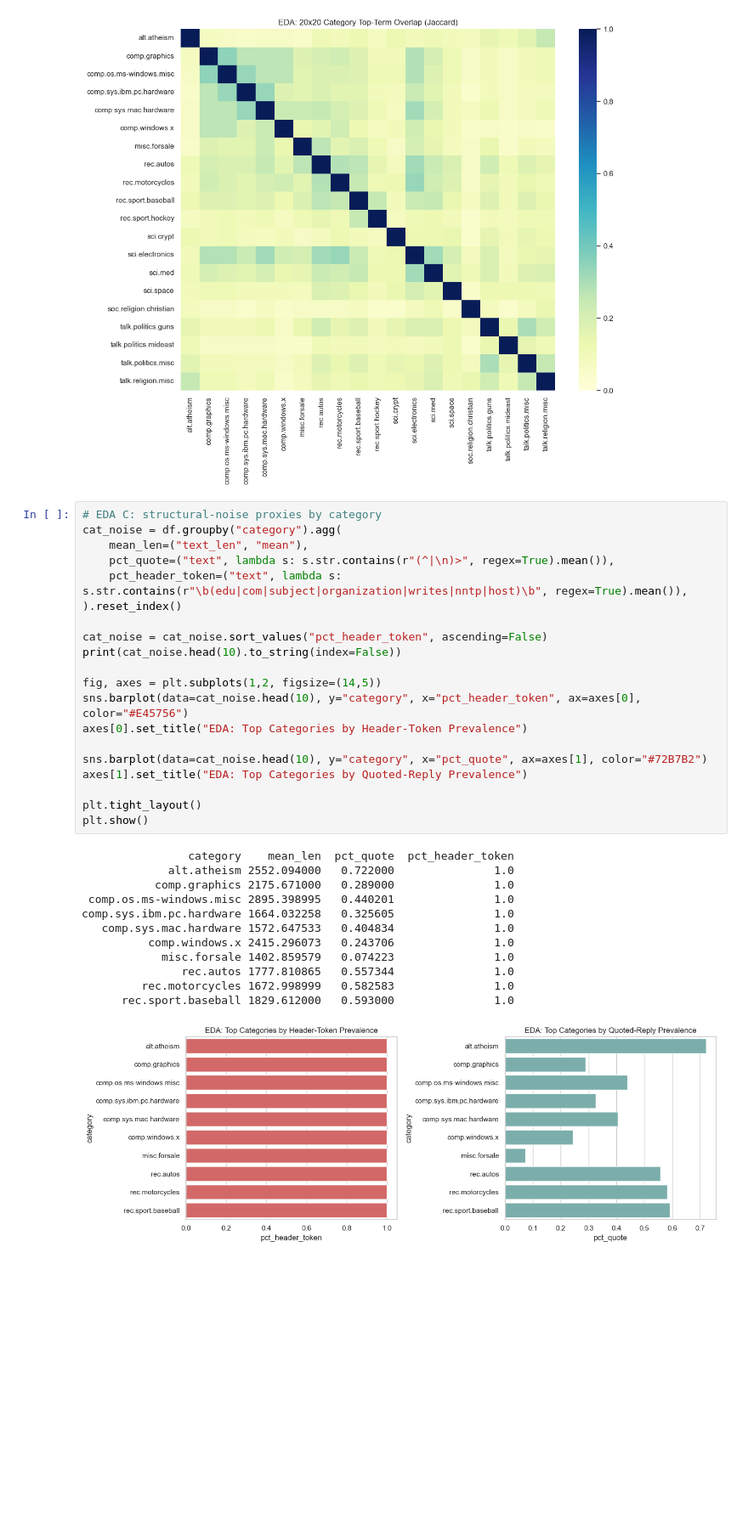
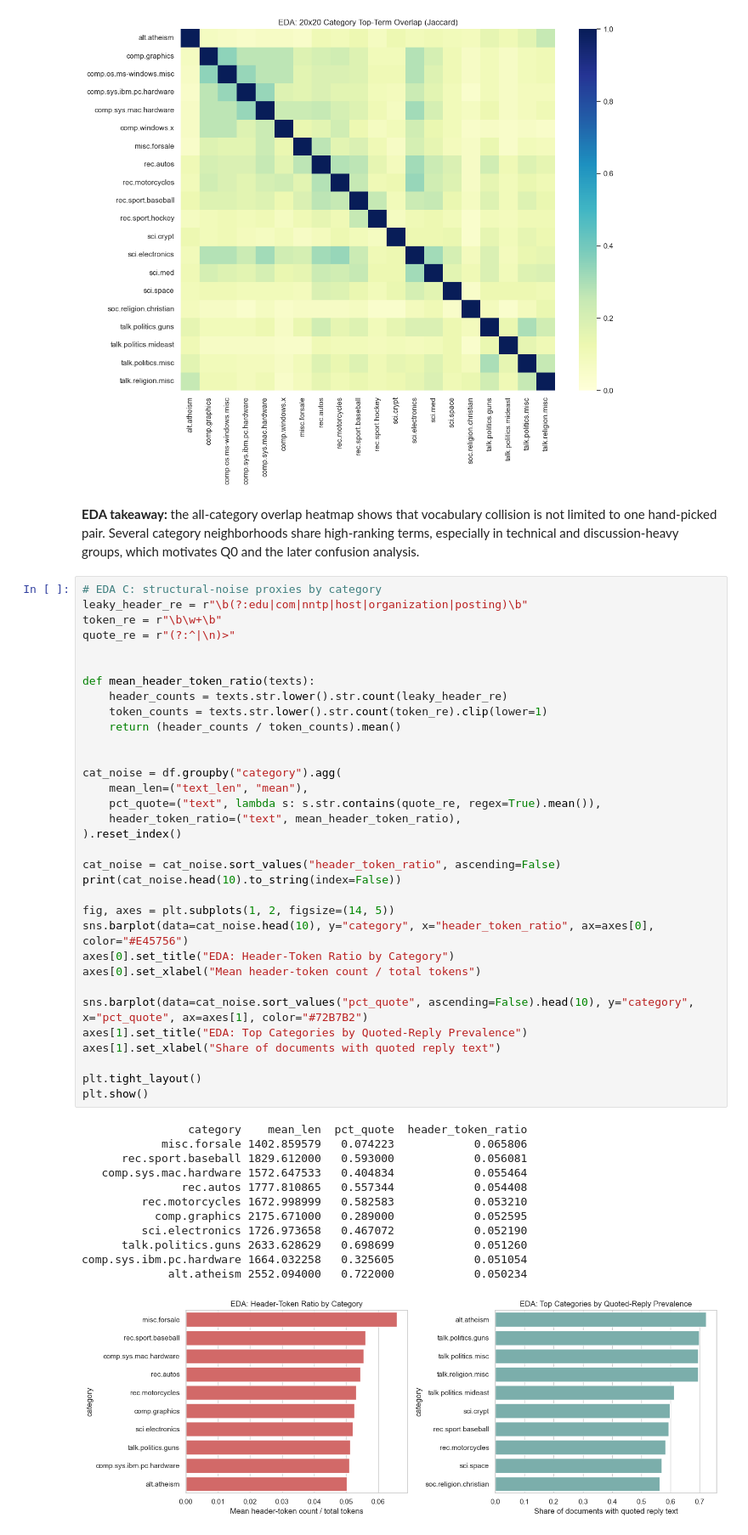
Before and after one commit to davidvanderklay/Unsupervised-Learning-Newsgroups, a Jupyter notebook: 133005021_final_checkpoint.ipynb, the cells around one changed output. Shown at 85% size. Drawn from its saved outputs; the diff is of its cells as text; blank space fills up the shorter version.

```diff
--- a/133005021_final_checkpoint.ipynb
+++ b/133005021_final_checkpoint.ipynb
@@ -290,37 +280,52 @@ Per-category top TF-IDF terms (sample of 8):
 - rec.motorcycles: motorcycles, com, bike, rec, dod, ca, news, uk
 - rec.sport.baseball: baseball, sport, com, rec, news, game, net, team
 [figure]
+# %% [markdown]
+**EDA takeaway:** the all-category overlap heatmap shows that vocabulary collision is not limited to one hand-picked pair. Several category neighborhoods share high-ranking terms, especially in technical and discussion-heavy groups, which motivates Q0 and the later confusion analysis.
 # %%
 # EDA C: structural-noise proxies by category
+leaky_header_re = r"\b(?:edu|com|nntp|host|organization|posting)\b"
+token_re = r"\b\w+\b"
+quote_re = r"(?:^|\n)>"
+
+
+def mean_header_token_ratio(texts):
+    header_counts = texts.str.lower().str.count(leaky_header_re)
+    token_counts = texts.str.lower().str.count(token_re).clip(lower=1)
+    return (header_counts / token_counts).mean()
+
+
 cat_noise = df.groupby("category").agg(
     mean_len=("text_len", "mean"),
-    pct_quote=("text", lambda s: s.str.contains(r"(^|\n)>", regex=True).mean()),
-    pct_header_token=("text", lambda s: s.str.contains(r"\b(edu|com|subject|organization|writes|nntp|host)\b", regex=True).mean()),
+    pct_quote=("text", lambda s: s.str.contains(quote_re, regex=True).mean()),
+    header_token_ratio=("text", mean_header_token_ratio),
 ).reset_index()
 
-cat_noise = cat_noise.sort_values("pct_header_token", ascending=False)
+cat_noise = cat_noise.sort_values("header_token_ratio", ascending=False)
 print(cat_noise.head(10).to_string(index=False))
 
-fig, axes = plt.subplots(1,2, figsize=(14,5))
-sns.barplot(data=cat_noise.head(10), y="category", x="pct_header_token", ax=axes[0], color="#E45756")
-axes[0].set_title("EDA: Top Categories by Header-Token Prevalence")
+fig, axes = plt.subplots(1, 2, figsize=(14, 5))
+sns.barplot(data=cat_noise.head(10), y="category", x="header_token_ratio", ax=axes[0], color="#E45756")
+axes[0].set_title("EDA: Header-Token Ratio by Category")
+axes[0].set_xlabel("Mean header-token count / total tokens")
 
-sns.barplot(data=cat_noise.head(10), y="category", x="pct_quote", ax=axes[1], color="#72B7B2")
+sns.barplot(data=cat_noise.sort_values("pct_quote", ascending=False).head(10), y="category", x="pct_quote", ax=axes[1], color="#72B7B2")
 axes[1].set_title("EDA: Top Categories by Quoted-Reply Prevalence")
+axes[1].set_xlabel("Share of documents with quoted reply text")
 
 plt.tight_layout()
 plt.show()
 # %% [output]
-                category    mean_len  pct_quote  pct_header_token
-             alt.atheism 2552.094000   0.722000               1.0
-           comp.graphics 2175.671000   0.289000               1.0
- comp.os.ms-windows.misc 2895.398995   0.440201               1.0
-comp.sys.ibm.pc.hardware 1664.032258   0.325605               1.0
-   comp.sys.mac.hardware 1572.647533   0.404834               1.0
-          comp.windows.x 2415.296073   0.243706               1.0
-            misc.forsale 1402.859579   0.074223               1.0
-               rec.autos 1777.810865   0.557344               1.0
-         rec.motorcycles 1672.998999   0.582583               1.0
-      rec.sport.baseball 1829.612000   0.593000               1.0
+                category    mean_len  pct_quote  header_token_ratio
+            misc.forsale 1402.859579   0.074223            0.065806
+      rec.sport.baseball 1829.612000   0.593000            0.056081
+   comp.sys.mac.hardware 1572.647533   0.404834            0.055464
+               rec.autos 1777.810865   0.557344            0.054408
+         rec.motorcycles 1672.998999   0.582583            0.053210
+           comp.graphics 2175.671000   0.289000            0.052595
+         sci.electronics 1726.973658   0.467072            0.052190
+      talk.politics.guns 2633.628629   0.698699            0.051260
+comp.sys.ibm.pc.hardware 1664.032258   0.325605            0.051054
+             alt.atheism 2552.094000   0.722000            0.050234
-[figure, old version]
+[figure, new version]
 # %% [markdown]
```
Also changed, not shown: parts of 33 cells of this notebook.
